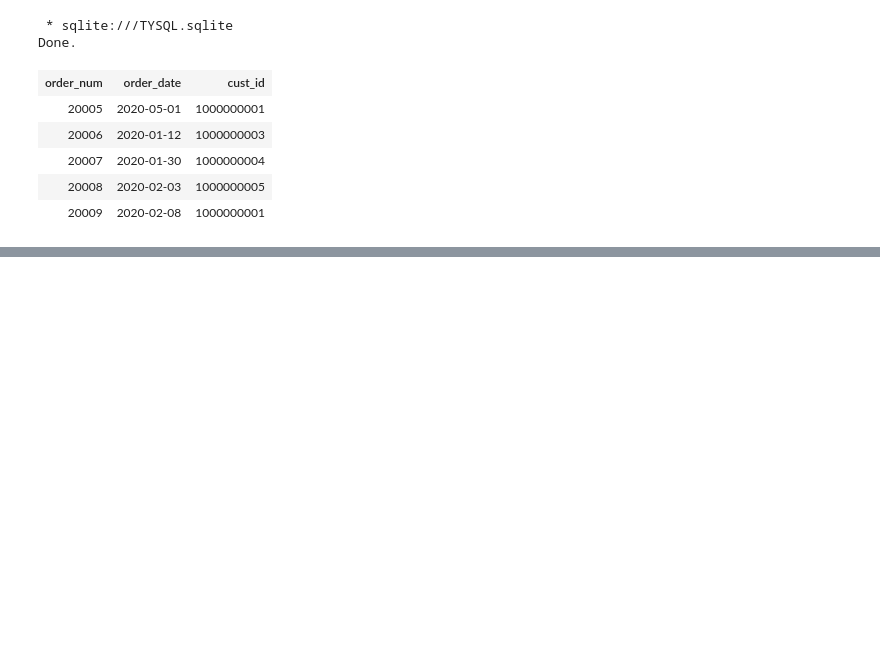
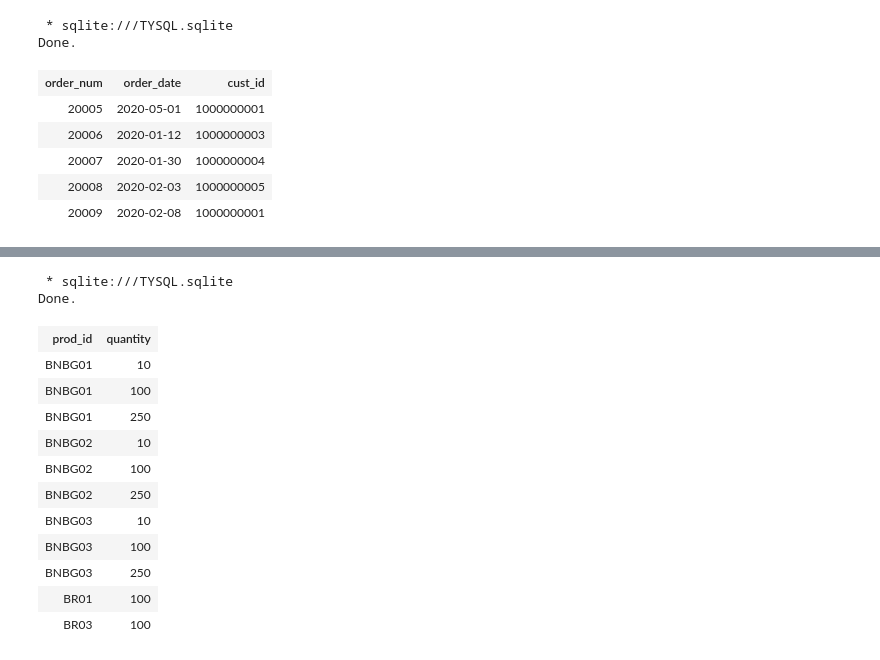
Before and after one commit to prannerta100/sql-practice, a Jupyter notebook: tysql.ipynb, the cells around one changed output, grey strips where cells are left out. Cells and saved outputs as stored; diff of their text form; code cells hidden in the pictures; blank space fills up the shorter version.

```diff
--- a/tysql.ipynb
+++ b/tysql.ipynb
@@ -423,0 +717,24 @@ Done.
+# %%
+%%sql
+SELECT prod_id, quantity
+FROM OrderItems
+WHERE quantity = 100
+UNION
+SELECT prod_id, quantity
+FROM OrderItems
+WHERE prod_id LIKE 'BNBG%';
+# %% [output]
+ * sqlite:///TYSQL.sqlite
+Done.
+| prod_id | quantity |
+| BNBG01 | 10 |
+| BNBG01 | 100 |
+| BNBG01 | 250 |
+| BNBG02 | 10 |
+| BNBG02 | 100 |
+| BNBG02 | 250 |
+| BNBG03 | 10 |
+| BNBG03 | 100 |
+| BNBG03 | 250 |
+| BR01 | 100 |
+| BR03 | 100 |
```
Also changed, not shown: parts of 42 cells of this notebook, 4 other files.
